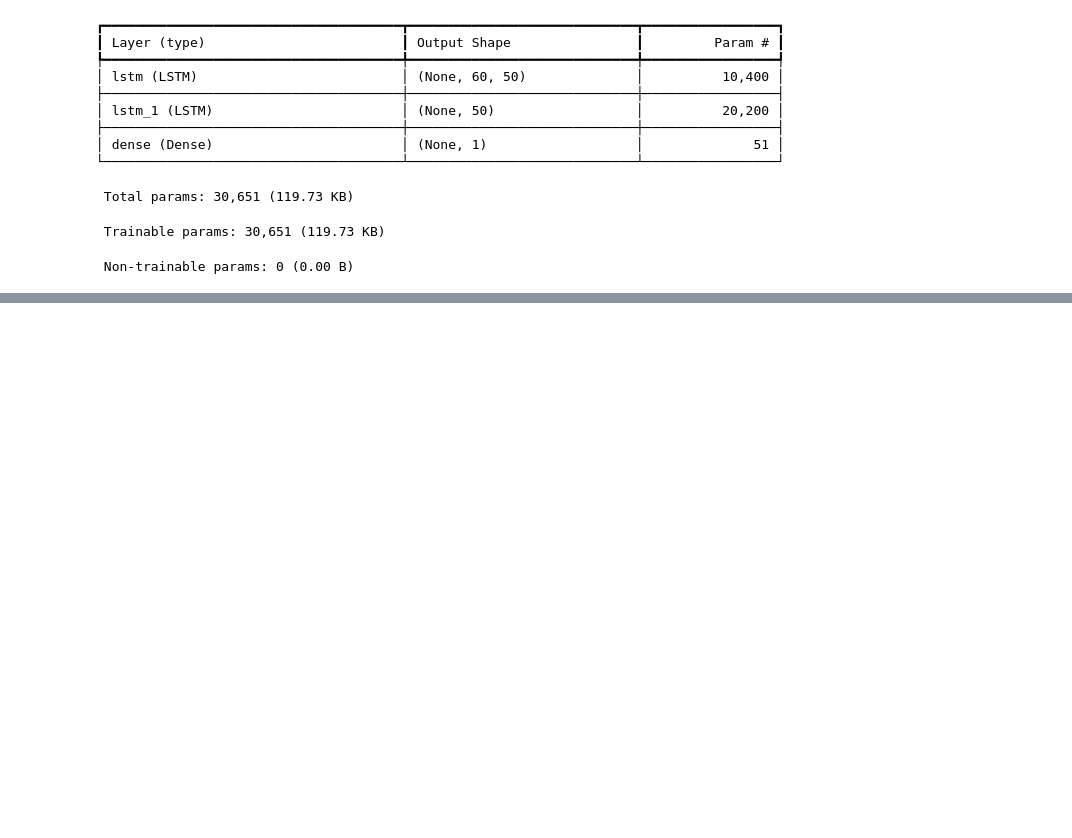
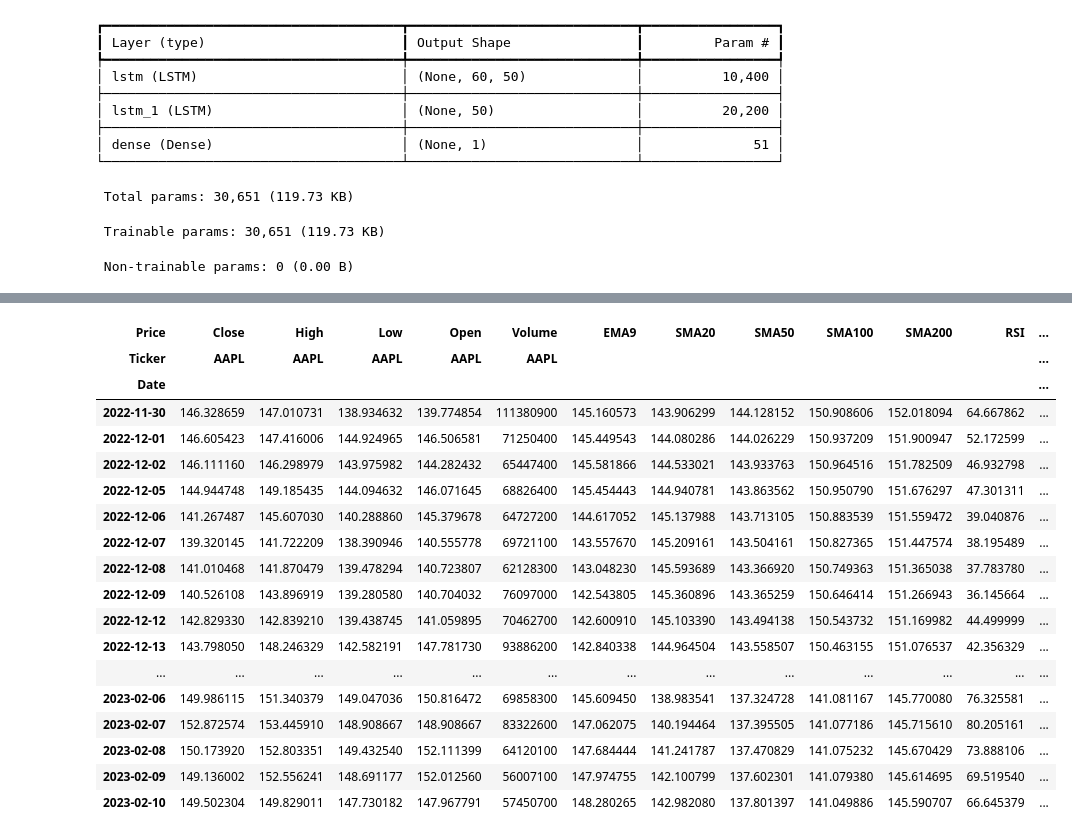
Before and after one commit to Dexterchhoria/ml_project, a Jupyter notebook: Stock_price_prediction_using_lstm.ipynb, the cells around one changed output, grey strips where cells are left out. Drawn from its saved outputs; the diff is of its cells as text; code cells hidden in the pictures; blank space fills up the shorter version.

```diff
--- a/Stock_price_prediction_using_lstm.ipynb
+++ b/Stock_price_prediction_using_lstm.ipynb
@@ -196,0 +200,2 @@ plt.show()
+# %%
+aapl = yf.download('AAPL', start = '2010-07-01', end = '2023-02-11')
@@ -196,0 +301,42 @@ plt.show()
+# %%
+# Adding Moving Averages
+aapl['EMA9'] = aapl[('Close', 'AAPL')].ewm(span=9, adjust=False).mean()  # Exponential 9-Period Moving Average
+aapl['SMA20'] = aapl[('Close', 'AAPL')].rolling(window=20).mean()  # Simple 20-Period Moving Average
+aapl['SMA50'] = aapl[('Close', 'AAPL')].rolling(window=50).mean()  # Simple 50-Period Moving Average
+aapl['SMA100'] = aapl[('Close', 'AAPL')].rolling(window=100).mean()  # Simple 100-Period Moving Average
+aapl['SMA200'] = aapl[('Close', 'AAPL')].rolling(window=200).mean()  # Simple 200-Period Moving Average
+
+# Adding RSI for 14-periods
+delta = aapl[('Close', 'AAPL')].diff()  # Calculating delta
+gain = delta.where(delta > 0, 0)  # Obtaining gain values
+loss = -delta.where(delta < 0, 0)  # Obtaining loss values
+avg_gain = gain.rolling(window=14).mean()  # Measuring the 14-period average gain value
+avg_loss = loss.rolling(window=14).mean()  # Measuring the 14-period average loss value
+rs = avg_gain / avg_loss  # Calculating the RS
+aapl['RSI'] = 100 - (100 / (1 + rs))  # Creating an RSI column in the DataFrame
+
+# Adding Bollinger Bands for 20-periods
+aapl['BB_UPPER'] = aapl['SMA20'] + 2 * aapl[('Close', 'AAPL')].rolling(window=20).std()  # Upper Band
+aapl['BB_LOWER'] = aapl['SMA20'] - 2 * aapl[('Close', 'AAPL')].rolling(window=20).std()  # Lower Band
+# %%
+aapl.tail(50)
+# %% [output]
+| Price | Close | High | Low | Open | Volume | EMA9 | SMA20 | SMA50 | SMA100 | SMA200 | RSI | ... |
+| Ticker | AAPL | AAPL | AAPL | AAPL | AAPL |  |  |  |  |  |  | ... |
+| Date |  |  |  |  |  |  |  |  |  |  |  | ... |
+| 2022-11-30 | 146.328659 | 147.010731 | 138.934632 | 139.774854 | 111380900 | 145.160573 | 143.906299 | 144.128152 | 150.908606 | 152.018094 | 64.667862 | ... |
+| 2022-12-01 | 146.605423 | 147.416006 | 144.924965 | 146.506581 | 71250400 | 145.449543 | 144.080286 | 144.026229 | 150.937209 | 151.900947 | 52.172599 | ... |
+| 2022-12-02 | 146.111160 | 146.298979 | 143.975982 | 144.282432 | 65447400 | 145.581866 | 144.533021 | 143.933763 | 150.964516 | 151.782509 | 46.932798 | ... |
+| 2022-12-05 | 144.944748 | 149.185435 | 144.094632 | 146.071645 | 68826400 | 145.454443 | 144.940781 | 143.863562 | 150.950790 | 151.676297 | 47.301311 | ... |
+| 2022-12-06 | 141.267487 | 145.607030 | 140.288860 | 145.379678 | 64727200 | 144.617052 | 145.137988 | 143.713105 | 150.883539 | 151.559472 | 39.040876 | ... |
+| 2022-12-07 | 139.320145 | 141.722209 | 138.390946 | 140.555778 | 69721100 | 143.557670 | 145.209161 | 143.504161 | 150.827365 | 151.447574 | 38.195489 | ... |
+| 2022-12-08 | 141.010468 | 141.870479 | 139.478294 | 140.723807 | 62128300 | 143.048230 | 145.593689 | 143.366920 | 150.749363 | 151.365038 | 37.783780 | ... |
+| 2022-12-09 | 140.526108 | 143.896919 | 139.280580 | 140.704032 | 76097000 | 142.543805 | 145.360896 | 143.365259 | 150.646414 | 151.266943 | 36.145664 | ... |
+| 2022-12-12 | 142.829330 | 142.839210 | 139.438745 | 141.059895 | 70462700 | 142.600910 | 145.103390 | 143.494138 | 150.543732 | 151.169982 | 44.499999 | ... |
+| 2022-12-13 | 143.798050 | 148.246329 | 142.582191 | 147.781730 | 93886200 | 142.840338 | 144.964504 | 143.558507 | 150.463155 | 151.076537 | 42.356329 | ... |
+| ... | ... | ... | ... | ... | ... | ... | ... | ... | ... | ... | ... | ... |
+| 2023-02-06 | 149.986115 | 151.340379 | 149.047036 | 150.816472 | 69858300 | 145.609450 | 138.983541 | 137.324728 | 141.081167 | 145.770080 | 76.325581 | ... |
+| 2023-02-07 | 152.872574 | 153.445910 | 148.908667 | 148.908667 | 83322600 | 147.062075 | 140.194464 | 137.395505 | 141.077186 | 145.715610 | 80.205161 | ... |
+| 2023-02-08 | 150.173920 | 152.803351 | 149.432540 | 152.111399 | 64120100 | 147.684444 | 141.241787 | 137.470829 | 141.075232 | 145.670429 | 73.888106 | ... |
+| 2023-02-09 | 149.136002 | 152.556241 | 148.691177 | 152.012560 | 56007100 | 147.974755 | 142.100799 | 137.602301 | 141.079380 | 145.614695 | 69.519540 | ... |
+| 2023-02-10 | 149.502304 | 149.829011 | 147.730182 | 147.967791 | 57450700 | 148.280265 | 142.982080 | 137.801397 | 141.049886 | 145.590707 | 66.645379 | ... |
```
Also changed, not shown: parts of 17 cells of this notebook.
